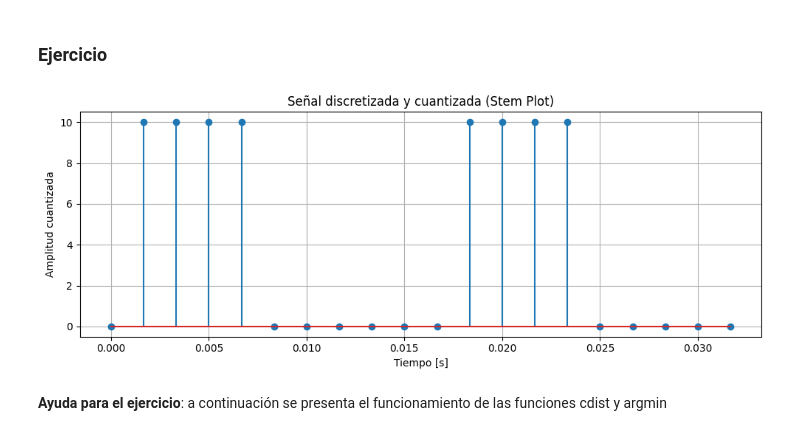
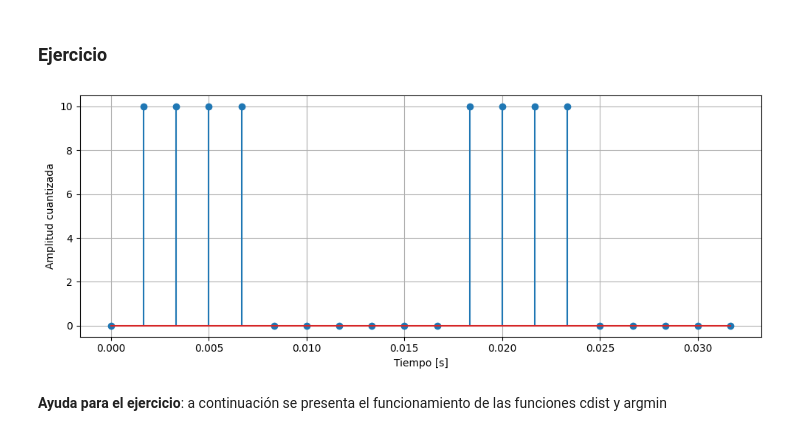
Before and after one commit to juramirezmon/Senales_y_sistemas, a Jupyter notebook: Copia_de_1_cuaderno1.ipynb, the cells around one changed output. Saved outputs shown, nothing was run; the diff lists cells and outputs as text; code cells hidden in the pictures.

```diff
--- a/Copia_de_1_cuaderno1.ipynb
+++ b/Copia_de_1_cuaderno1.ipynb
@@ -389,35 +389,34 @@ from scipy.spatial.distance import cdist
 Fo = 60                  # Frecuencia de la señal (Hz)
 To = 1 / Fo              # Periodo
 A = 120                  # Amplitud
 Fs = 10 * Fo             # Frecuencia de muestreo (cumple Nyquist)
 Ts = 1 / Fs              # Periodo de muestreo
 tv = np.arange(0, 2*To, Ts)  # Tiempo para dos periodos
 y = A * np.sin(2 * np.pi * Fo * tv)  # Señal senoidal
 
 # "Cero y pendiente" (acondicionamiento entre 0 y 10)
 ycs = np.clip(y, 0, 10)
 
 # Cuantización a 3 bits
 nbits = 3
 rmin = 0
 rmax = 10
 ve = np.linspace(rmin, rmax, 2**nbits)  # 8 niveles
 
 # Cálculo de distancias y cuantización
 d = cdist(ycs.reshape(-1, 1), ve.reshape(-1, 1))
 yq = ve[np.argmin(d, axis=1)]  # Señal cuantizada
 
 # Gráfico stem
 plt.figure(figsize=(10, 4))
 plt.stem(tv, yq)
-plt.title('Señal discretizada y cuantizada (Stem Plot)')
 plt.xlabel('Tiempo [s]')
 plt.ylabel('Amplitud cuantizada')
 plt.grid(True)
 plt.tight_layout()
 plt.show()
 # %% [output]
-[figure, old version]
+[figure, new version]
 # %% [markdown]
 **Ayuda para el ejercicio**: a continuación se presenta el funcionamiento de las funciones cdist y argmin
 # %%
```
